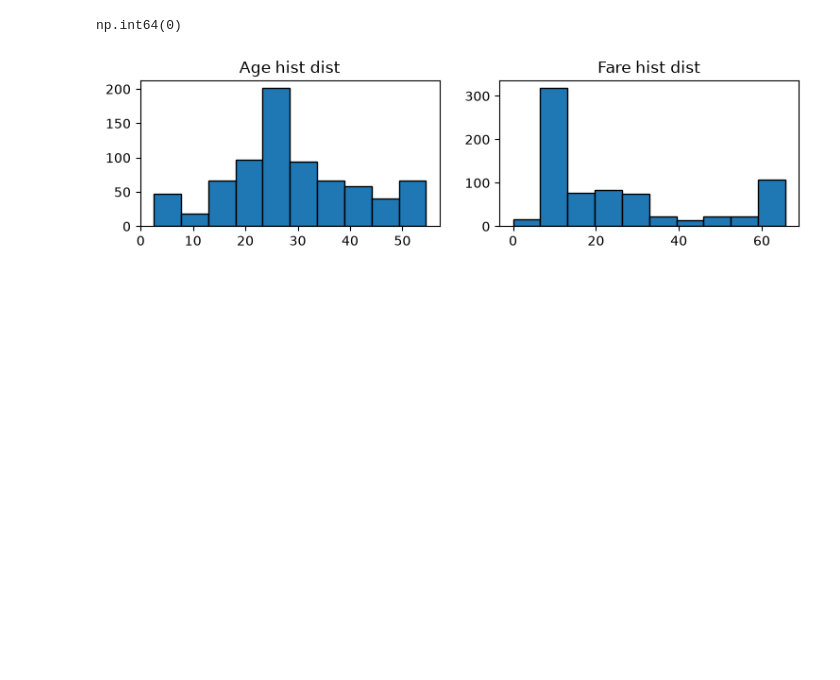
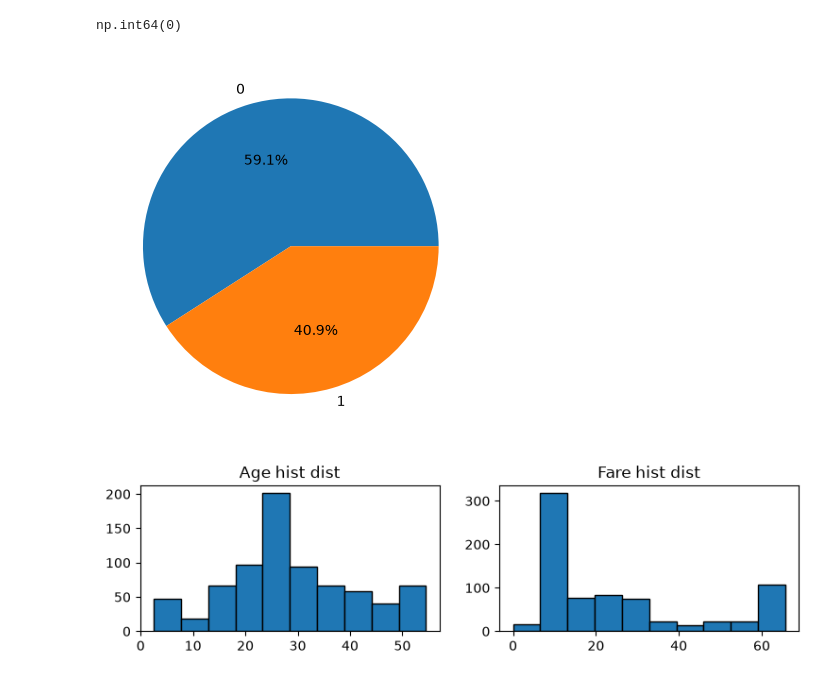
Before and after one commit to yousefhussei/BNS_AIS2_S2_ML, a Jupyter notebook: src/DA/session-3/code/preprocessing.ipynb, the cells around one changed output. Cells and saved outputs as stored; diff of their text form; code cells hidden in the pictures; blank space fills up the shorter version.

```diff
--- a/src/DA/session-3/code/preprocessing.ipynb
+++ b/src/DA/session-3/code/preprocessing.ipynb
@@ -133,0 +137,8 @@ np.int64(0)
+# %%
+counts = df['Survived'].value_counts()
+plt.pie(counts.values,
+        labels=counts.index,
+        autopct='%1.1f%%')
+plt.show()
+# %% [output]
+[figure, added]
```
Also changed, not shown: parts of 5 cells of this notebook, 6 other files.
